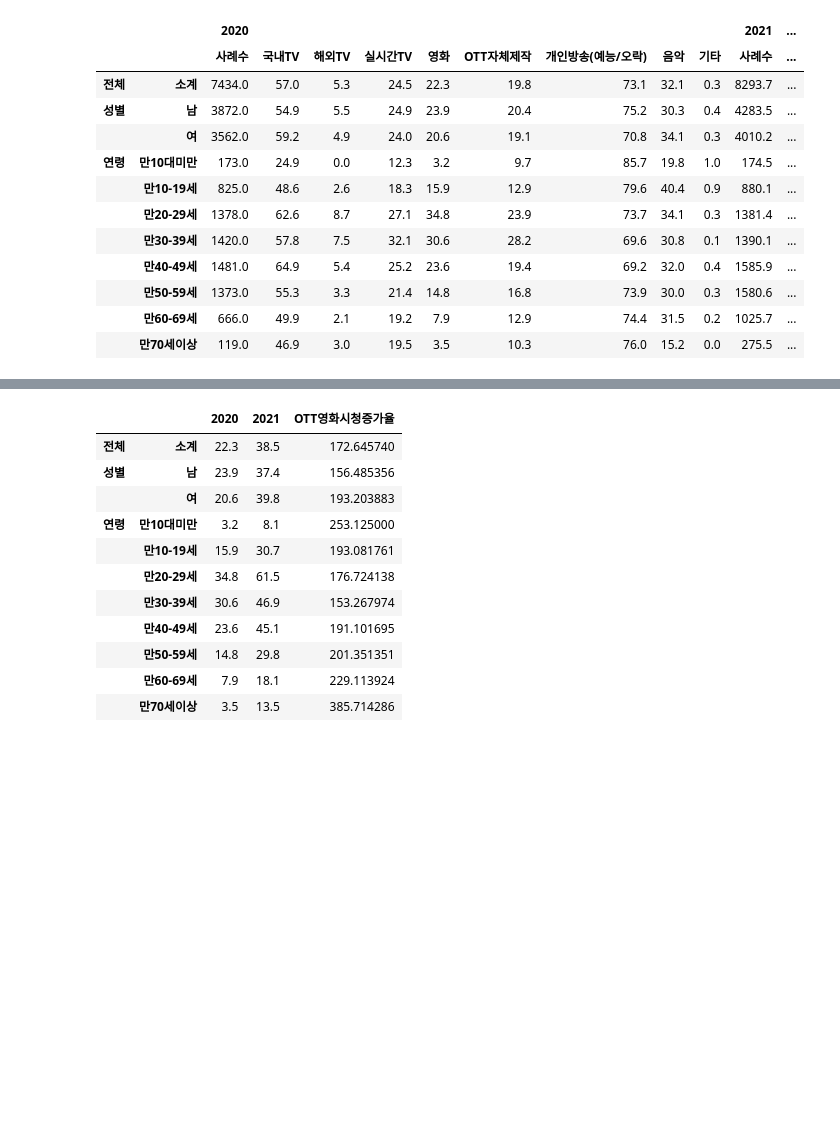
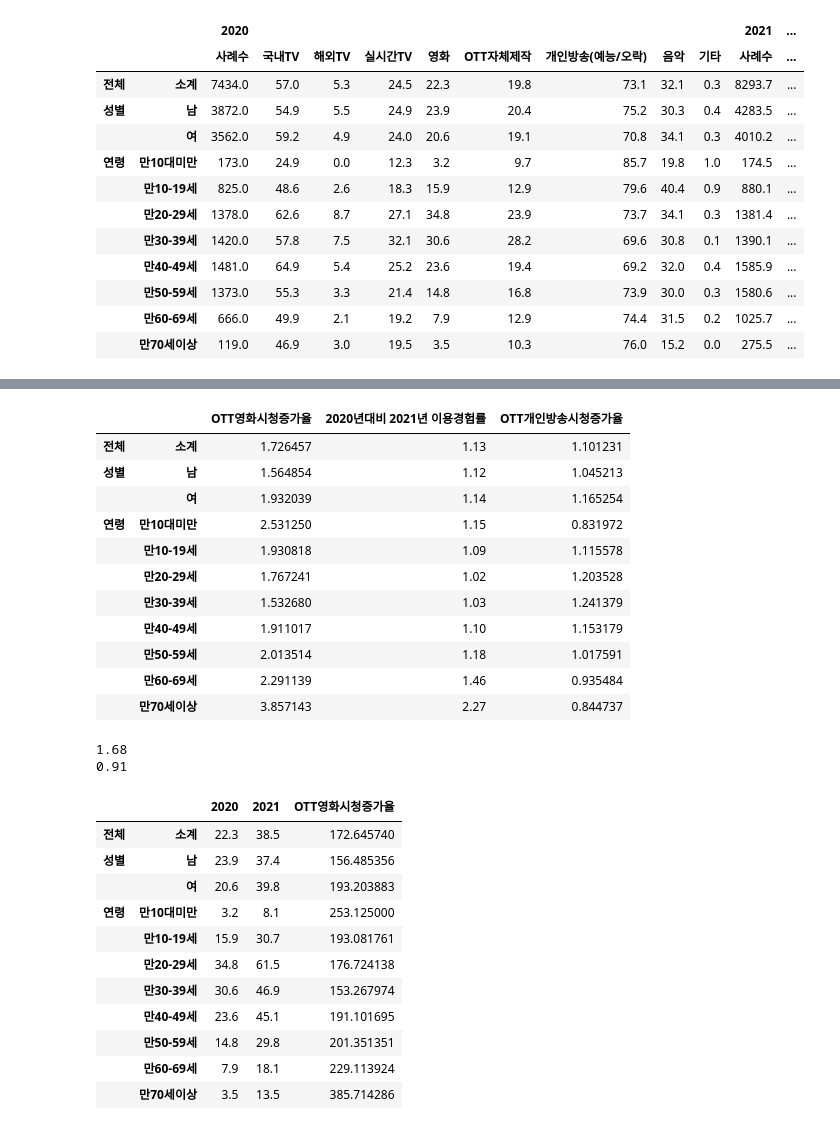
Before and after one commit to tada-data/teamproject-mid, a Jupyter notebook: 중간프로젝트데이터간단하게Review_내가확인.ipynb, the cells around one changed output, grey strips where cells are left out. Cells and saved outputs as stored; diff of their text form; code cells hidden in the pictures; blank space fills up the shorter version.

```diff
--- a/중간프로젝트데이터간단하게Review_내가확인.ipynb
+++ b/중간프로젝트데이터간단하게Review_내가확인.ipynb
@@ -68,0 +89,6 @@ OTT
+# %%
+# 영화 시청 증가율과 비교하기 위해 2020년과 2021년만 비교
+userincrease = pd.DataFrame(round(user["2021"]["이용경험 있음 (%)"]/user["2020"]["이용경험 있음 (%)"],2))
+userincrease.columns = ["2020년대비 2021년 이용경험률"]
+userincrease
+# OTT이용경험이 있는 비율이 전 연령대에서 2020년에 비해 모두 증가하였다(최소 1.02에서 2.27까지)
@@ -69,3 +166,32 @@ OTT
+# %%
+change = pd.concat([OTT_movie["OTT영화시청증가율"], userincrease["2020년대비 2021년 이용경험률"], OTT_개인방송["OTT개인방송시청증가율"]], axis=1)
+change
+# %% [output]
+|  |  | OTT영화시청증가율 | 2020년대비 2021년 이용경험률 | OTT개인방송시청증가율 |
+| 전체 | 소계 | 1.726457 | 1.13 | 1.101231 |
+| 성별 | 남 | 1.564854 | 1.12 | 1.045213 |
+|  | 여 | 1.932039 | 1.14 | 1.165254 |
+| 연령 | 만10대미만 | 2.531250 | 1.15 | 0.831972 |
+|  | 만10-19세 | 1.930818 | 1.09 | 1.115578 |
+|  | 만20-29세 | 1.767241 | 1.02 | 1.203528 |
+|  | 만30-39세 | 1.532680 | 1.03 | 1.241379 |
+|  | 만40-49세 | 1.911017 | 1.10 | 1.153179 |
+|  | 만50-59세 | 2.013514 | 1.18 | 1.017591 |
+|  | 만60-69세 | 2.291139 | 1.46 | 0.935484 |
+|  | 만70세이상 | 3.857143 | 2.27 | 0.844737 |
+# %%
+# OTT전체시청증감률 대비 OTT영화시청증감률을 비교한다.
+
+moviechange = change["OTT영화시청증가율"]/change["2020년대비 2021년 이용경험률"]
+print(round(np.mean(moviechange),2))
+# 전체적으로 OTT시청하는 사람들의 사례수가 증가한 추세인데, OTT에서 영화를 보는 사람들은 OTT전체 이용률대비에도 평균적으로 1.68배 높다.
+
+personal = change["OTT개인방송시청증가율"]/change["2020년대비 2021년 이용경험률"]
+print(round(np.mean(personal),2))
+# 한편 공통 컬럼으로 비교하고자 했던 개인방송을 시청하는 사람들은 OTT전체 이용률 대비 0.91배이다.
+# %% [output]
+1.68
+0.91
 # %%
 OTT_movie = pd.DataFrame([OTT["2020"]["영화"], OTT["2021"]["영화"]], index=["2020","2021"]).T
 # %%
```
Also changed, not shown: parts of 13 cells of this notebook, 1 other file.
